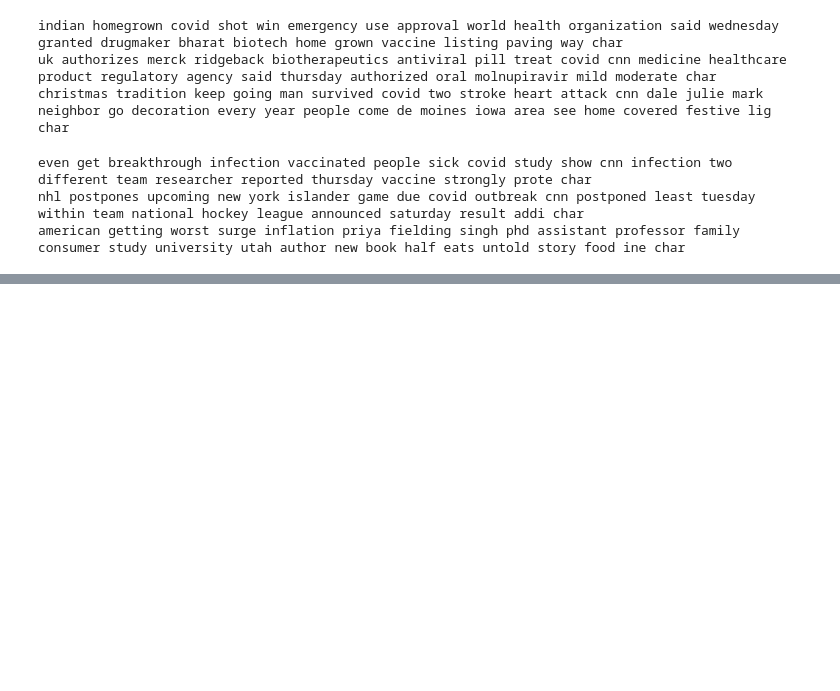
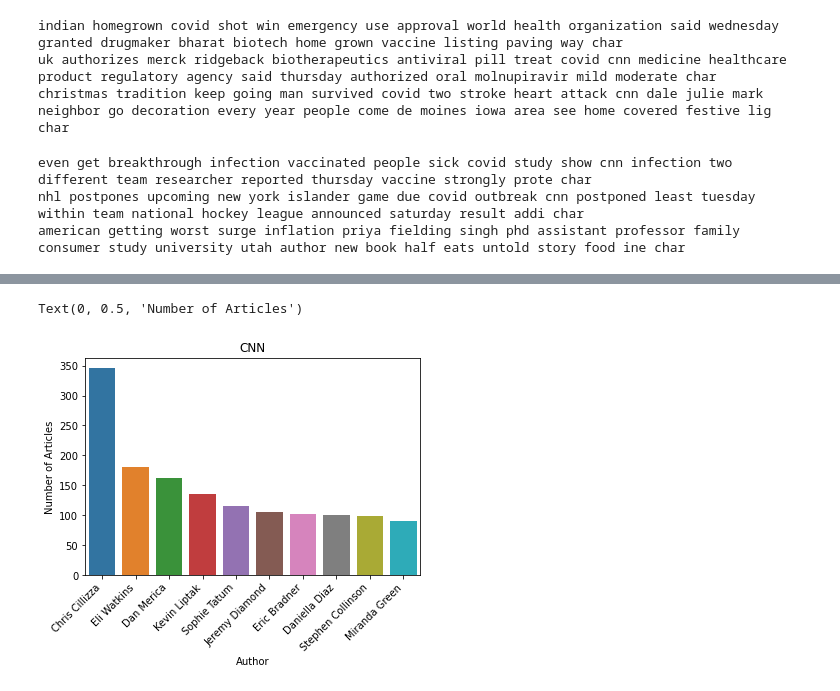
Before and after one commit to alexander-paskal/news-bias-analysis, a Jupyter notebook: plotting_notebook.ipynb, the cells around one changed output, grey strips where cells are left out. Cells and saved outputs as stored; diff of their text form; code cells hidden in the pictures; blank space fills up the shorter version.

```diff
--- a/plotting_notebook.ipynb
+++ b/plotting_notebook.ipynb
@@ -527,0 +623,26 @@ NotADirectoryError: [Errno 20] Not a directory: '/Users/lithplus/Documents/news-
+# %%
+# takes about 15 seconds, as now we're actually reading the info
+
+fox_authors = Counter(map(lambda x: x.author, fox_articles))
+fox_authors.pop('')
+
+cnn_authors = Counter(map(lambda x: x.author, cnn_articles))
+# %%
+fox_names = [i[0] for i in fox_authors.most_common()[:10]]
+fox_counts = [i[1] for i in fox_authors.most_common()[:10]]
+cnn_names = [i[0] for i in cnn_authors.most_common()[:10]]
+cnn_counts = [i[1] for i in cnn_authors.most_common()[:10]]
+# %%
+
+counts = cnn_counts
+names = cnn_names
+title = "CNN"
+
+bar = sns.barplot(x=names, y=counts)
+bar.set_title(title)
+bar.set_xticklabels(names, rotation=45, ha="right")
+bar.set_xlabel("Author")
+bar.set_ylabel("Number of Articles")
+# %% [output]
+Text(0, 0.5, 'Number of Articles')
+[figure, added]
```
Also changed, not shown: parts of 39 cells of this notebook.
